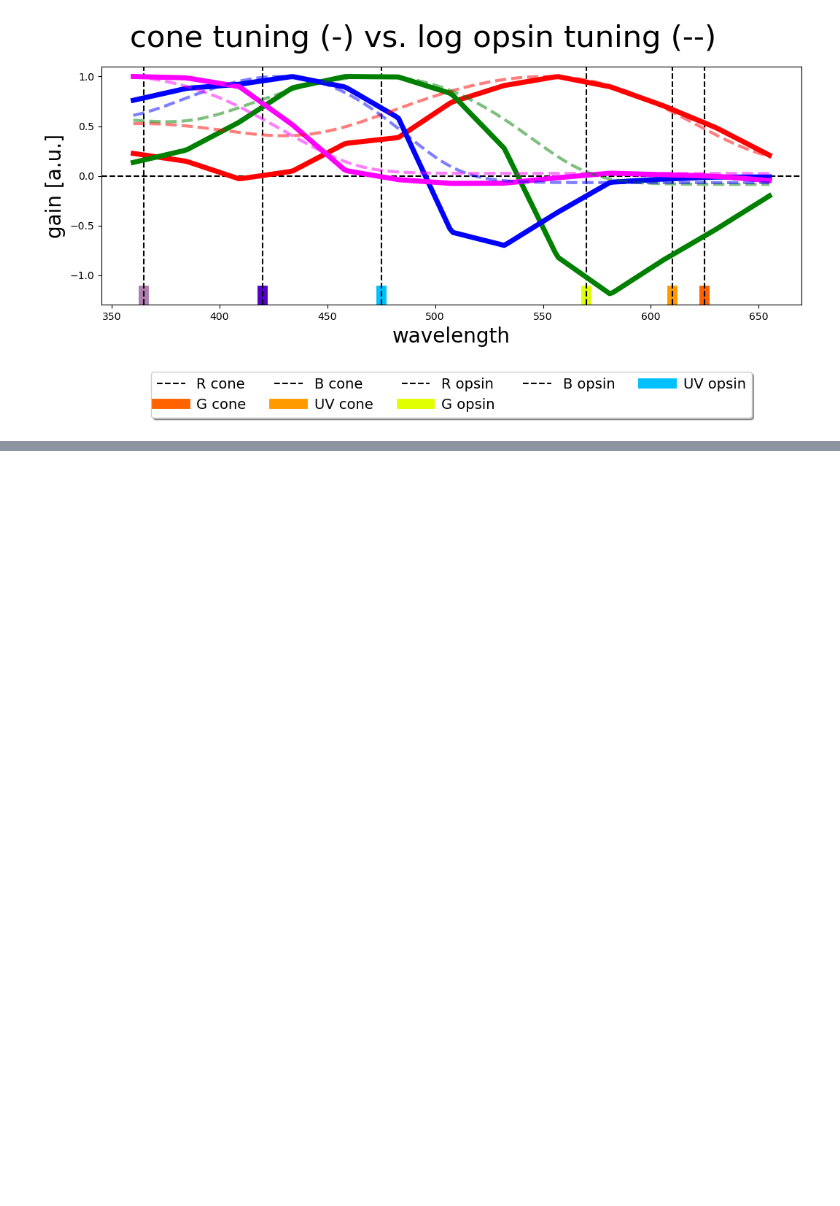
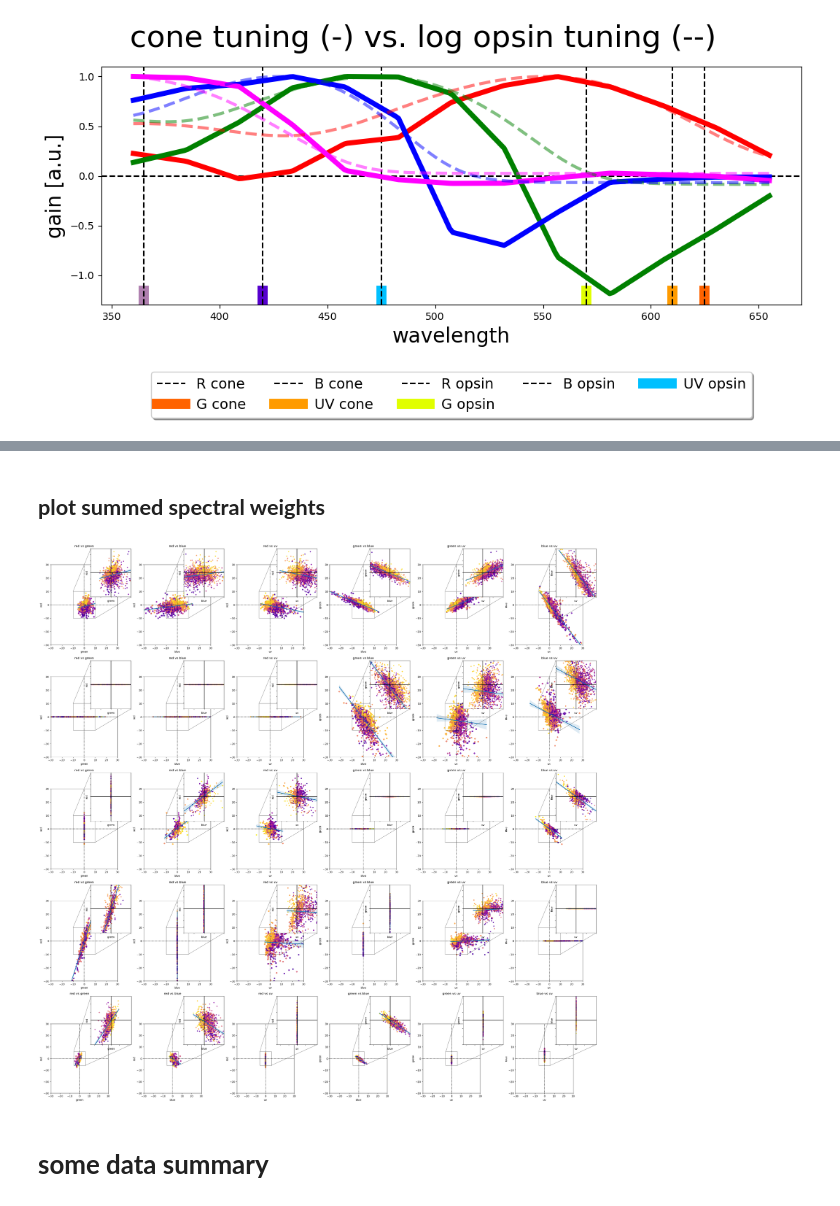
Before and after one commit to dr-kozlowski/baden_lab, a Jupyter notebook: main/template_matching.ipynb, the cells around one changed output, grey strips where cells are left out. Saved outputs shown, nothing was run; the diff lists cells and outputs as text; code cells hidden in the pictures; blank space fills up the shorter version.

```diff
--- a/main/template_matching.ipynb
+++ b/main/template_matching.ipynb
@@ -309,0 +536,69 @@ fit_responses_blue, weights_blue = fit_model(traces_ds_blue, cone_templates_blue
+# %% [markdown]
+## **plot summed spectral weights**
+# %%
+cmap_list = ['gray', 'red', 'green', 'blue', 'magenta']
+
+conditions = ['red', 'green', 'blue', 'uv']
+to_plot = [summed_spectral_inputs_control, summed_spectral_inputs_red, summed_spectral_inputs_green, summed_spectral_inputs_blue, summed_spectral_inputs_uv]
+
+ipl_cmap = colormaps['plasma'].resampled(100).colors
+marker_size = 100
+exp_conditions = ['control', 'red', 'green', 'blue', 'uv']
+exp_colors = ['k', 'magenta', 'g', 'r', 'b']
+n_conditions = len(exp_conditions)
+n_weights = 4
+cols = [0, 1, 4, 5, 8, 9, 12, 13]
+lims = 8
+combs = list(combinations(conditions, 2))
+fig = plt.figure(constrained_layout=True, figsize=(30, 30))
+subfigs = fig.subfigures(nrows=n_conditions, ncols=1)
+
+lims = 30
+for row, subfig in enumerate(subfigs):
+    axs = subfig.subplots(nrows=1, ncols=len(combs))
+    cmap = []
+    for roi in range(to_plot[row].shape[0]):
+        ipl_val = int(weights_df[weights_df['condition'] == exp_conditions[row]]['IPL'].iloc[roi])
+        if ipl_val < 100:
+           cmap.append(ipl_cmap[int(weights_df[weights_df['condition'] == exp_conditions[row]]['IPL'].iloc[roi])])
+        else:
+            cmap.append(ipl_cmap[-1])
+
+    df = to_plot[row]
+    for col, ax in enumerate(axs):
+        if row == 4:
+                x1, x2, y1, y2 = -6, 6, -6, 6
+                sns.regplot(to_plot[row], y=combs[col][0], x=combs[col][1],
+                        ax=ax, marker='.', scatter=True, scatter_kws=dict(color=cmap, s=marker_size))
+                ax.axhline(0, color='k', ls='--', lw=1)
+                ax.axvline(0, color='k', ls='--', lw=1)
+                ax.set(xlim=(-lims, lims), ylim=(-lims, lims))
+                ax_in_uvdtr = ax.inset_axes([0.7, 0.7, 0.7, 0.7],
+                                        xlim=(x1, x2), ylim=(y1, y2), xticklabels=[], yticklabels=[])
+                sns.regplot(to_plot[row], y=combs[col][0], x=combs[col][1],
+                        ax=ax_in_uvdtr, marker='.', scatter=True, scatter_kws=dict(color=cmap, s=marker_size/2))
+                ax_in_uvdtr.axvline(0, color='k')
+                ax_in_uvdtr.axhline(0, color='k')
+                ax.indicate_inset_zoom(ax_in_uvdtr, edgecolor="black")
+                plt.grid()
+                ax.set_title("{}".format(combs[col][0] + " vs " + combs[col][1]))
+        else:
+                x1, x2, y1, y2 = -10, 10, -10, 10
+                sns.regplot(to_plot[row], y=combs[col][0], x=combs[col][1],
+                        ax=ax, marker='.', scatter=True, scatter_kws=dict(color=cmap, s=marker_size))
+                ax.axhline(0, color='k', ls='--', lw=1)
+                ax.axvline(0, color='k', ls='--', lw=1)
+                ax.set(xlim=(-lims, lims), ylim=(-lims, lims))
+                ax_in_uvdtr = ax.inset_axes([0.6, 0.6, 0.6, 0.6],
+                                        xlim=(x1, x2), ylim=(y1, y2), xticklabels=[], yticklabels=[])
+                sns.regplot(to_plot[row], y=combs[col][0], x=combs[col][1],
+                        ax=ax_in_uvdtr, marker='.', scatter=True, scatter_kws=dict(color=cmap, s=marker_size/2))
+                ax_in_uvdtr.axvline(0, color='k')
+                ax_in_uvdtr.axhline(0, color='k')
+                ax.indicate_inset_zoom(ax_in_uvdtr, edgecolor="black")
+                plt.grid()
+                ax.set_title("{}".format(combs[col][0] + " vs " + combs[col][1]))
+# %% [output]
+[figure, added]
+# %% [markdown]
+# **some data summary**
```
Also changed, not shown: parts of 29 cells of this notebook, 9 other files.
